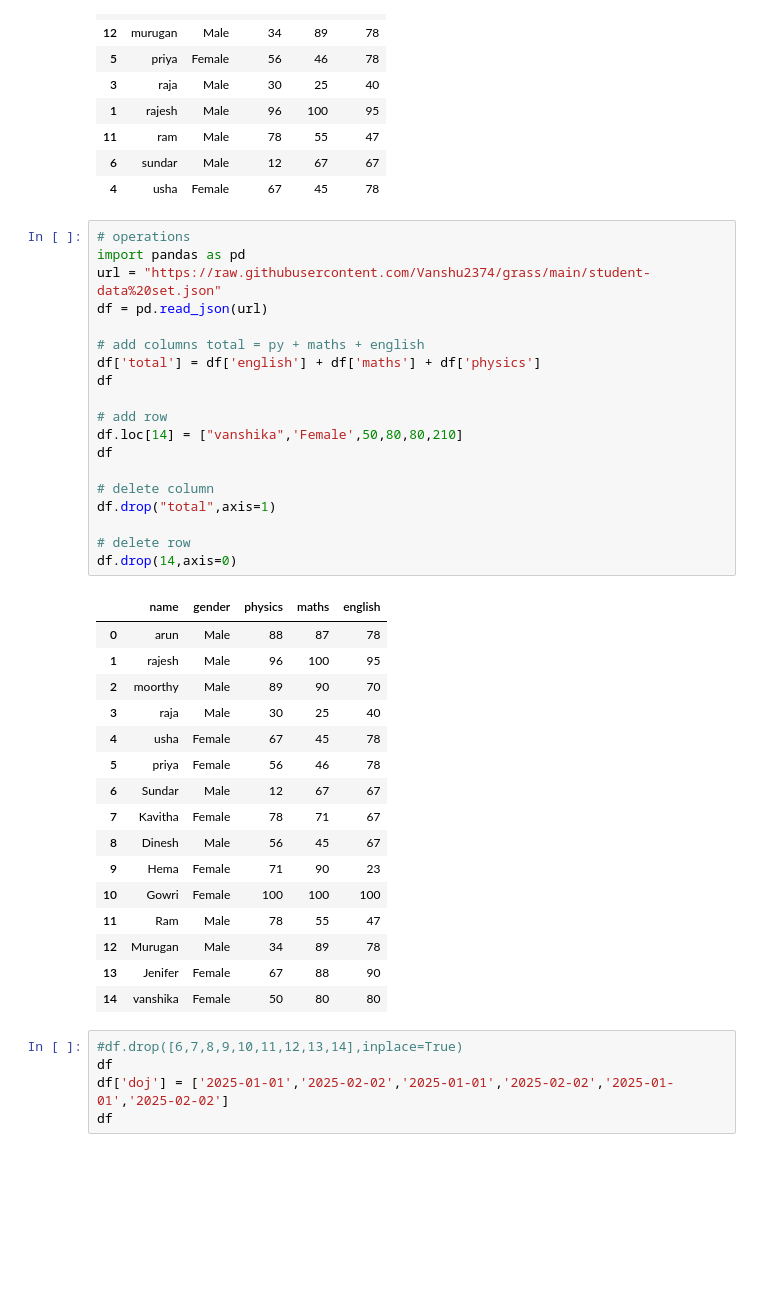
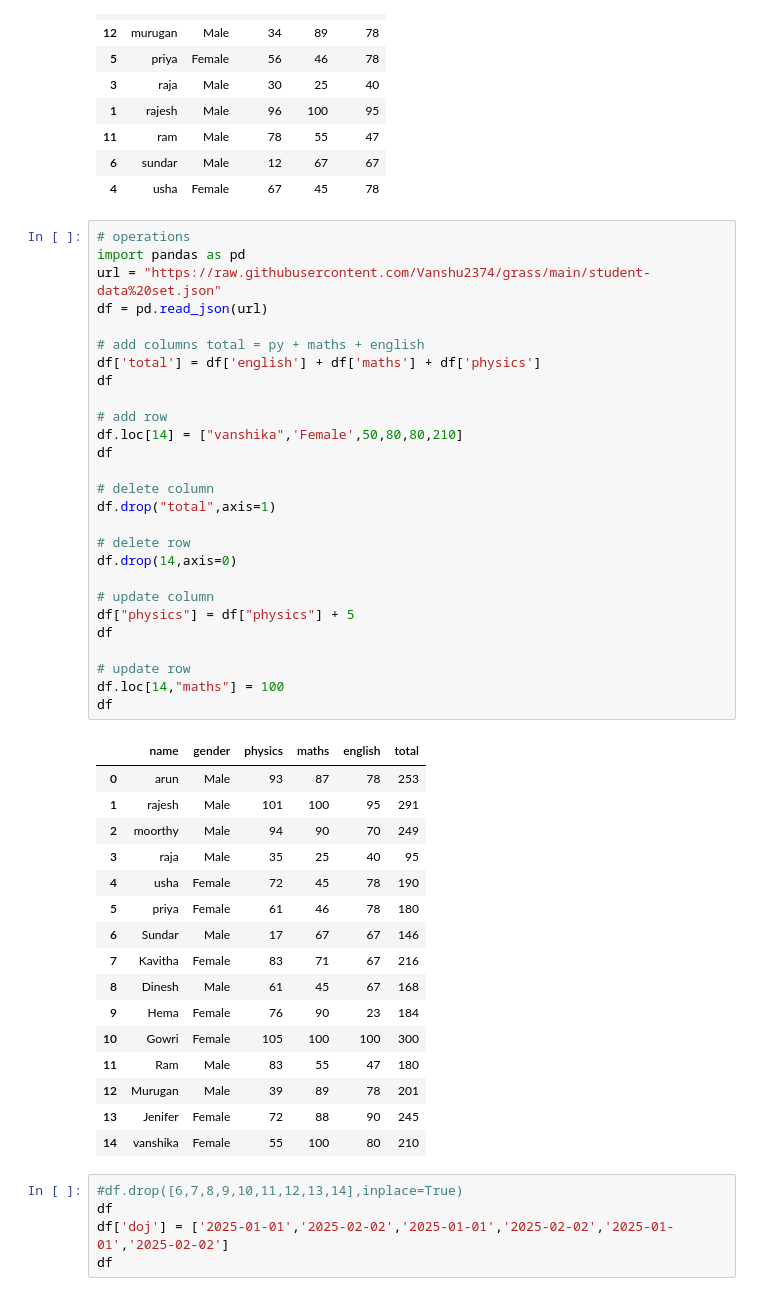
Before and after one commit to Vanshu2374/data-science-45-days, a Jupyter notebook: grass1.ipynb, the cells around one changed output. Drawn from its saved outputs; the diff is of its cells as text; blank space fills up the shorter version.

```diff
--- a/grass1.ipynb
+++ b/grass1.ipynb
@@ -62,39 +62,47 @@ df.sort_values("name")
 # %%
 # operations
 import pandas as pd
 url = "https://raw.githubusercontent.com/Vanshu2374/grass/main/student-data%20set.json"
 df = pd.read_json(url)
 
 # add columns total = py + maths + english
 df['total'] = df['english'] + df['maths'] + df['physics']
 df
 
 # add row
 df.loc[14] = ["vanshika",'Female',50,80,80,210]
 df
 
 # delete column
 df.drop("total",axis=1)
 
 # delete row
 df.drop(14,axis=0)
+
+# update column
+df["physics"] = df["physics"] + 5
+df
+
+# update row
+df.loc[14,"maths"] = 100
+df
 # %% [output]
-|  | name | gender | physics | maths | english |
-| 0 | arun | Male | 88 | 87 | 78 |
-| 1 | rajesh | Male | 96 | 100 | 95 |
-| 2 | moorthy | Male | 89 | 90 | 70 |
-| 3 | raja | Male | 30 | 25 | 40 |
-| 4 | usha | Female | 67 | 45 | 78 |
-| 5 | priya | Female | 56 | 46 | 78 |
-| 6 | Sundar | Male | 12 | 67 | 67 |
-| 7 | Kavitha | Female | 78 | 71 | 67 |
-| 8 | Dinesh | Male | 56 | 45 | 67 |
-| 9 | Hema | Female | 71 | 90 | 23 |
-| 10 | Gowri | Female | 100 | 100 | 100 |
-| 11 | Ram | Male | 78 | 55 | 47 |
-| 12 | Murugan | Male | 34 | 89 | 78 |
-| 13 | Jenifer | Female | 67 | 88 | 90 |
-| 14 | vanshika | Female | 50 | 80 | 80 |
+|  | name | gender | physics | maths | english | total |
+| 0 | arun | Male | 93 | 87 | 78 | 253 |
+| 1 | rajesh | Male | 101 | 100 | 95 | 291 |
+| 2 | moorthy | Male | 94 | 90 | 70 | 249 |
+| 3 | raja | Male | 35 | 25 | 40 | 95 |
+| 4 | usha | Female | 72 | 45 | 78 | 190 |
+| 5 | priya | Female | 61 | 46 | 78 | 180 |
+| 6 | Sundar | Male | 17 | 67 | 67 | 146 |
+| 7 | Kavitha | Female | 83 | 71 | 67 | 216 |
+| 8 | Dinesh | Male | 61 | 45 | 67 | 168 |
+| 9 | Hema | Female | 76 | 90 | 23 | 184 |
+| 10 | Gowri | Female | 105 | 100 | 100 | 300 |
+| 11 | Ram | Male | 83 | 55 | 47 | 180 |
+| 12 | Murugan | Male | 39 | 89 | 78 | 201 |
+| 13 | Jenifer | Female | 72 | 88 | 90 | 245 |
+| 14 | vanshika | Female | 55 | 100 | 80 | 210 |
 # %%
 #df.drop([6,7,8,9,10,11,12,13,14],inplace=True)
 df
```
